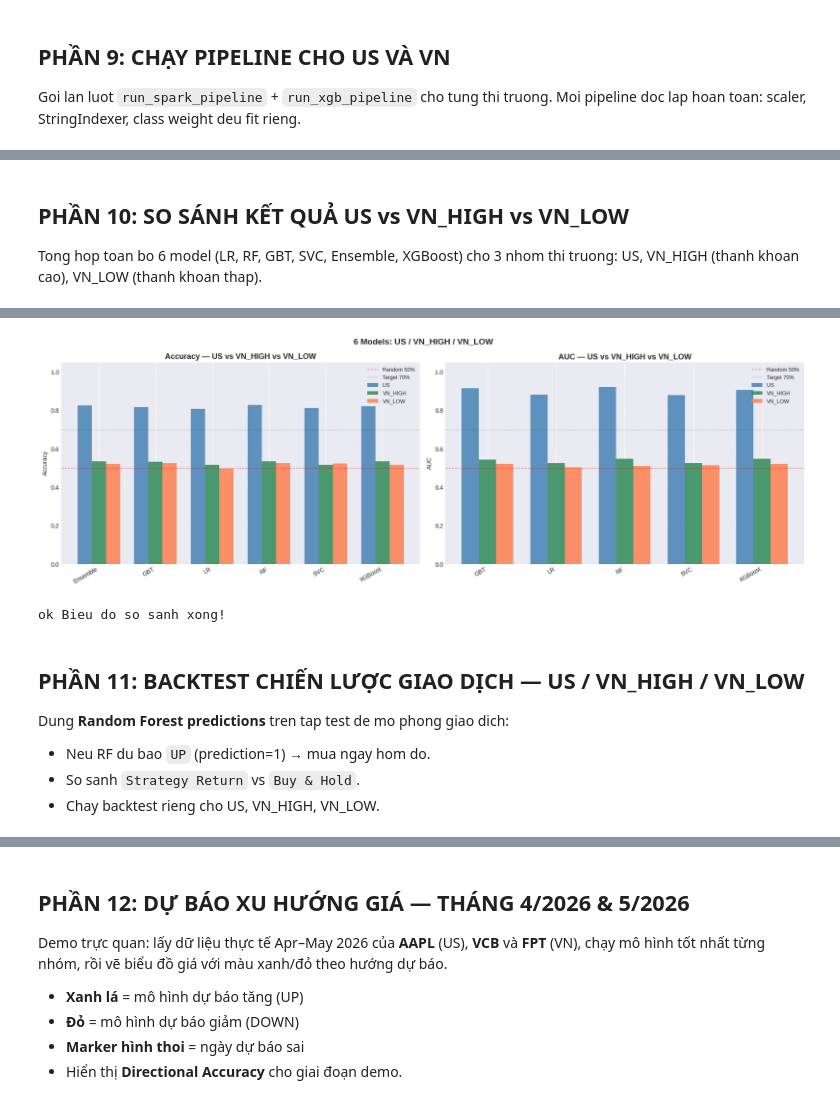
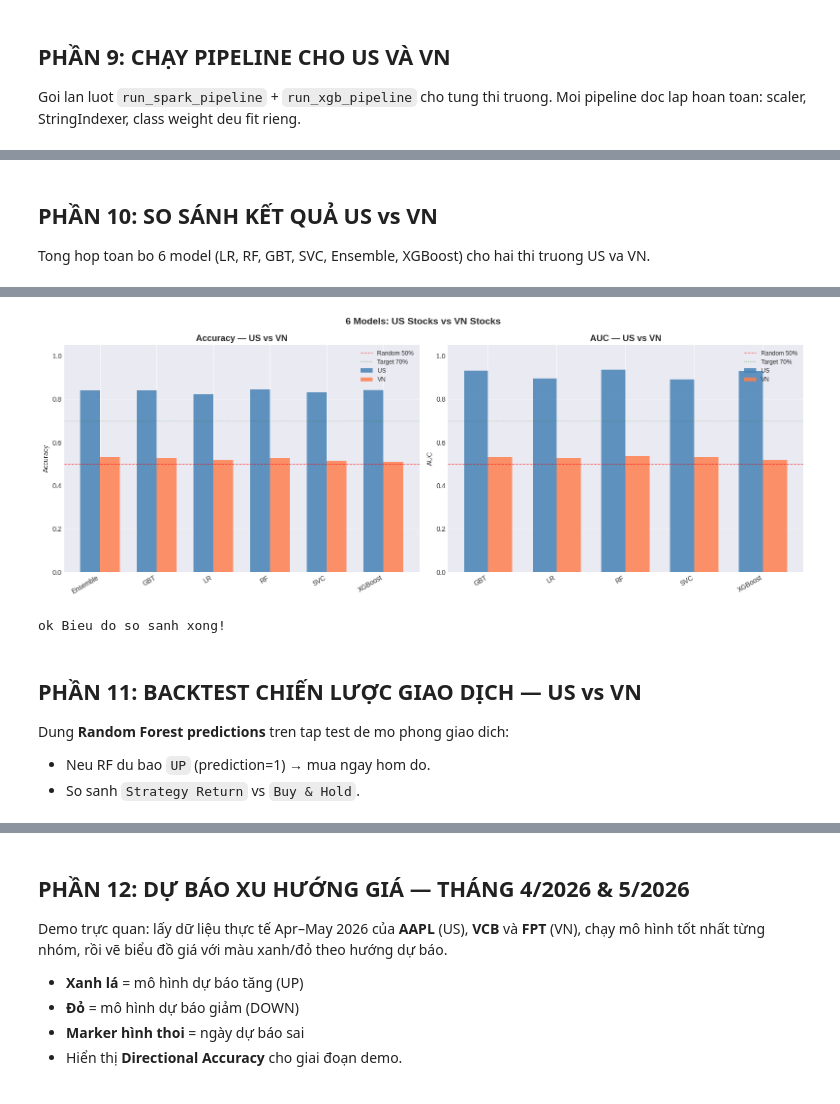
Before and after one commit to vinh27012004/DoAnTotNgiep, a Jupyter notebook: Stock_Analysis_PySpark.ipynb, the cells around one changed output, grey strips where cells are left out. Saved outputs shown, nothing was run; the diff lists cells and outputs as text; code cells hidden in the pictures.

```diff
--- a/Stock_Analysis_PySpark.ipynb
+++ b/Stock_Analysis_PySpark.ipynb
@@ -775,6 +794,9 @@ FEATURE_COLS = [
     # VN-specific features
     'limit_hit_rate', 'zero_change_rate', 'vol_consistency',
     'intraday_pos',   'ato_gap',
+    # Sector & market context
+    'sector_idx',
+    'vni_ret1d', 'vni_mom5', 'vni_ma_ratio',
     # Ticker encoding
     'ticker_idx',
 ]
@@ -995,8 +1017,8 @@ XGBOOST — US STOCKS
 
 ok US XGBoost xong!
 # %%
-# VN HIGH-LIQUIDITY STOCKS
-res_vn_high     = run_spark_pipeline(df_vn_high, 'VN_HIGH')
-res_vn_high_xgb = run_xgb_pipeline(df_vn_high,  'VN_HIGH')
+# VN STOCKS
+res_vn     = run_spark_pipeline(df_vn, 'VN')
+res_vn_xgb = run_xgb_pipeline(df_vn,  'VN')
 # %% [output]
 ======================================================================
@@ -1051,10 +1046,10 @@ ok
 # %% [markdown]
-## PHẦN 10: SO SÁNH KẾT QUẢ US vs VN_HIGH vs VN_LOW
+## PHẦN 10: SO SÁNH KẾT QUẢ US vs VN
 
-Tong hop toan bo 6 model (LR, RF, GBT, SVC, Ensemble, XGBoost) cho 3 nhom thi truong: US, VN_HIGH (thanh khoan cao), VN_LOW (thanh khoan thap).
+Tong hop toan bo 6 model (LR, RF, GBT, SVC, Ensemble, XGBoost) cho hai thi truong US va VN.
 # %%
 rows = []
-for res, res_xgb in [(res_us, res_us_xgb), (res_vn_high, res_vn_high_xgb), (res_vn_low, res_vn_low_xgb)]:
+for res, res_xgb in [(res_us, res_us_xgb), (res_vn, res_vn_xgb)]:
     m = res['market']
     for mname, met in res['metrics'].items():
         rows.append({'Market': m, 'Model': mname,
@@ -1063,48 +1058,45 @@ for res, res_xgb in [(res_us, res_us_xgb), (res_vn_high, res_vn_high_xgb), (res_
                  'Accuracy': res_xgb['accuracy'], 'AUC': res_xgb['auc']})
 
 compare_df = pd.DataFrame(rows)
-print('=' * 80)
-print('SO SANH 6 MODEL: US vs VN_HIGH vs VN_LOW')
-print('=' * 80)
+print('=' * 70)
+print('SO SANH 6 MODEL: US vs VN')
+print('=' * 70)
 pivot = compare_df.pivot_table(index='Model', columns='Market', values='Accuracy')
-for col_a, col_b, diff_name in [('US','VN_HIGH','Diff(US-VN_HIGH)'),
-                                  ('US','VN_LOW', 'Diff(US-VN_LOW)')]:
-    if col_a in pivot.columns and col_b in pivot.columns:
-        pivot[diff_name] = pivot[col_a] - pivot[col_b]
+if 'US' in pivot.columns and 'VN' in pivot.columns:
+    pivot['Diff(US-VN)'] = pivot['US'] - pivot['VN']
 print(pivot.round(4).sort_values('US', ascending=False).to_string())
 
-print('\n' + '=' * 80)
+print('\n' + '=' * 70)
 print('ACCURACY THEO TUNG TICKER')
-print('=' * 80)
-for res, res_xgb in [(res_us, res_us_xgb), (res_vn_high, res_vn_high_xgb), (res_vn_low, res_vn_low_xgb)]:
+print('=' * 70)
+for res, res_xgb in [(res_us, res_us_xgb), (res_vn, res_vn_xgb)]:
     best_k = max(res['metrics'], key=lambda k: res['metrics'][k]['accuracy'])
     ta_df  = pd.DataFrame({'Spark_best': res['ticker_acc'][best_k],
                             'XGBoost':   res_xgb['ticker_acc']}).sort_values('Spark_best', ascending=False)
     print(f'\n{res["market"]} (Spark best: {best_k})')
     print(ta_df.round(4).to_string())
 
-markets_ordered = ['US', 'VN_HIGH', 'VN_LOW']
-colors          = ['steelblue', 'seagreen', 'coral']
-fig, axes = plt.subplots(1, 2, figsize=(18, 6))
+colors = ['steelblue', 'coral']
+fig, axes = plt.subplots(1, 2, figsize=(16, 6))
 for ax, metric in zip(axes, ['Accuracy', 'AUC']):
     sub = compare_df.pivot_table(index='Model', columns='Market', values=metric)
-    n   = len(sub)
-    x   = np.arange(n)
-    w   = 0.25
-    for k, (mkt, col) in enumerate(zip(markets_ordered, colors)):
-        vals = sub.get(mkt, pd.Series([0]*n, index=sub.index)).values
-        ax.bar(x + (k-1)*w, vals, w, label=mkt, color=col, alpha=0.85)
+    x   = np.arange(len(sub))
+    w   = 0.35
+    ax.bar(x - w/2, sub.get('US', pd.Series([0]*len(sub), index=sub.index)).values,
+           w, label='US', color='steelblue', alpha=0.85)
+    ax.bar(x + w/2, sub.get('VN', pd.Series([0]*len(sub), index=sub.index)).values,
+           w, label='VN', color='coral', alpha=0.85)
     ax.axhline(0.5, color='red',   linestyle='--', alpha=0.5, linewidth=1, label='Random 50%')
     ax.axhline(0.7, color='green', linestyle=':',  alpha=0.5, linewidth=1, label='Target 70%')
     ax.set_xticks(x)
     ax.set_xticklabels(sub.index, rotation=30, ha='right')
-    ax.set_title(f'{metric} — US vs VN_HIGH vs VN_LOW', fontsize=13, fontweight='bold')
+    ax.set_title(f'{metric} — US vs VN', fontsize=13, fontweight='bold')
     ax.set_ylabel(metric)
     ax.legend(fontsize=9)
     ax.grid(True, alpha=0.3, axis='y')
     ax.set_ylim(0, 1.05)
 
-plt.suptitle('6 Models: US / VN_HIGH / VN_LOW', fontsize=14, fontweight='bold')
+plt.suptitle('6 Models: US Stocks vs VN Stocks', fontsize=14, fontweight='bold')
 plt.tight_layout()
 plt.show()
 print('ok Bieu do so sanh xong!')
@@ -1129,11 +1121,10 @@ SAB         0.5264   0.5168
-[figure, old version]
+[figure, new version]
 ok Bieu do so sanh xong!
 # %% [markdown]
-## PHẦN 11: BACKTEST CHIẾN LƯỢC GIAO DỊCH — US / VN_HIGH / VN_LOW
+## PHẦN 11: BACKTEST CHIẾN LƯỢC GIAO DỊCH — US vs VN
 
 Dung **Random Forest predictions** tren tap test de mo phong giao dich:
 - Neu RF du bao `UP` (prediction=1) → mua ngay hom do.
 - So sanh `Strategy Return` vs `Buy & Hold`.
-- Chay backtest rieng cho US, VN_HIGH, VN_LOW.
 # %%
 def run_backtest(spark_predictions, market_name):
```
Also changed, not shown: parts of 21 cells of this notebook, 6 other files.
